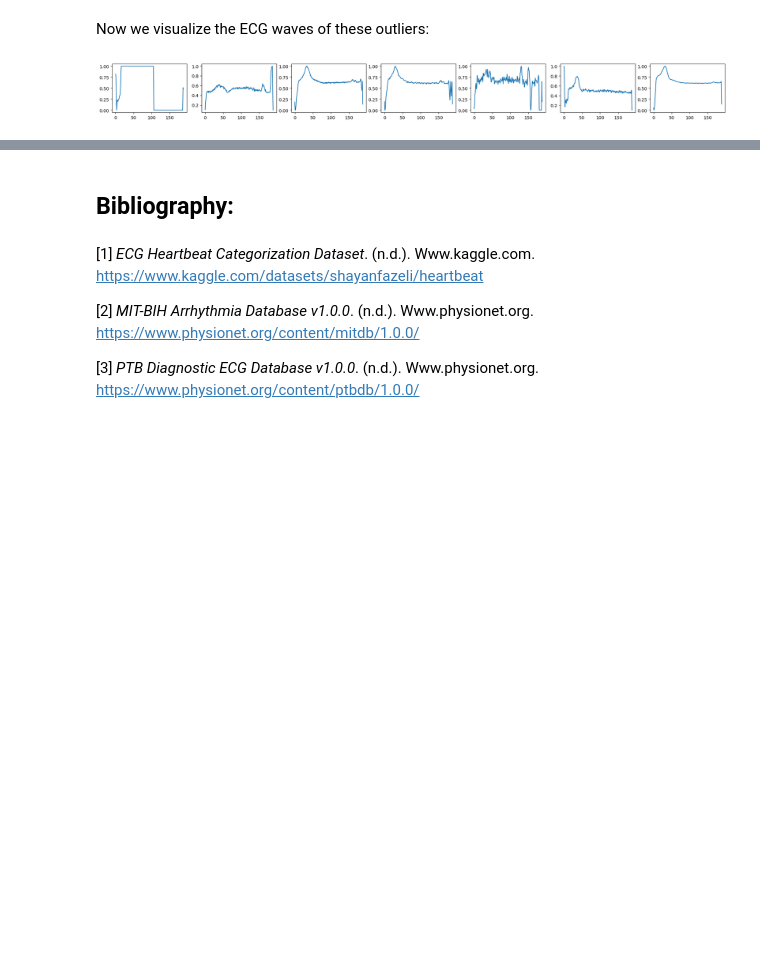
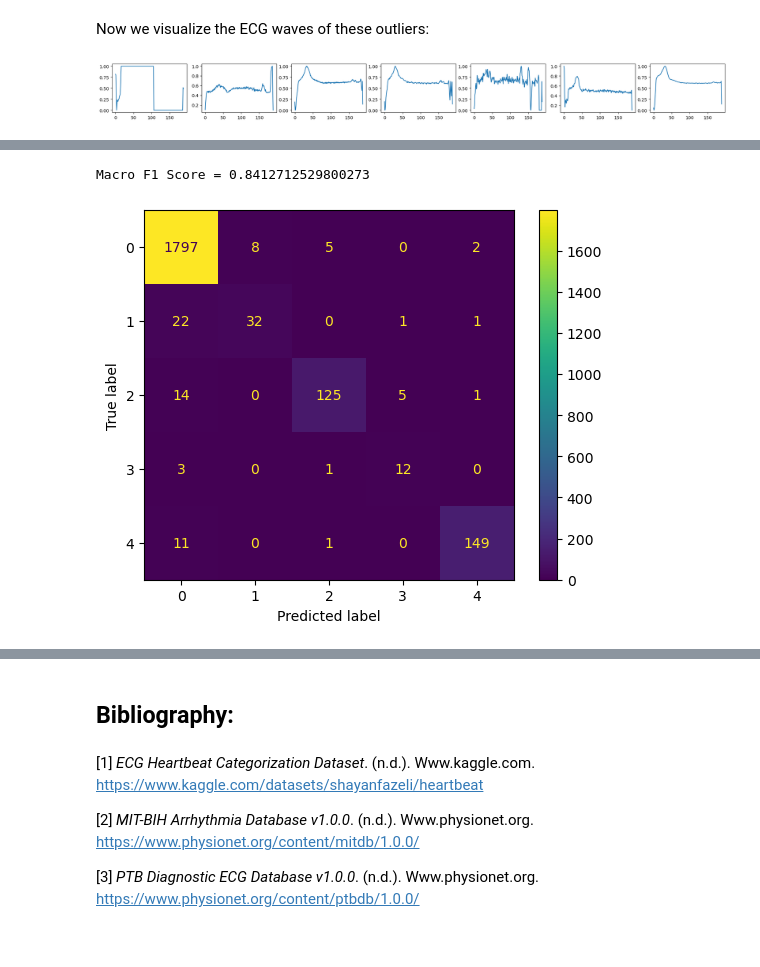
Before and after one commit to Chiuchiyin/DTSA5509-Final-Project, a Jupyter notebook: Heart Beat ECG Analysis and Classification.ipynb, the cells around one changed output, grey strips where cells are left out. Drawn from its saved outputs; the diff is of its cells as text; code cells hidden in the pictures; blank space fills up the shorter version.

```diff
--- a/Heart Beat ECG Analysis and Classification.ipynb
+++ b/Heart Beat ECG Analysis and Classification.ipynb
@@ -321,0 +385,7 @@ df_train_sub = df_train_sub.drop([outlier_df.iloc[0].name], axis=0)
+# %%
+feature_mask = feature_importances > 0.005
+X_train_filtered = X_train[:, feature_mask]
+X_test_filtered = X_test[:, feature_mask]
+
+print(f"Filtered Train Shape: {X_train_filtered.shape}")
+print(f"Filtered Test Shape: {X_test_filtered.shape}")
@@ -321,0 +428,5 @@ df_train_sub = df_train_sub.drop([outlier_df.iloc[0].name], axis=0)
+# %%
+make_confusion_matrix(knn_filtered, X_test_filtered, y_test)
+# %% [output]
+Macro F1 Score = 0.8412712529800273
+[figure, added]
```
Also changed, not shown: parts of 48 cells of this notebook.
